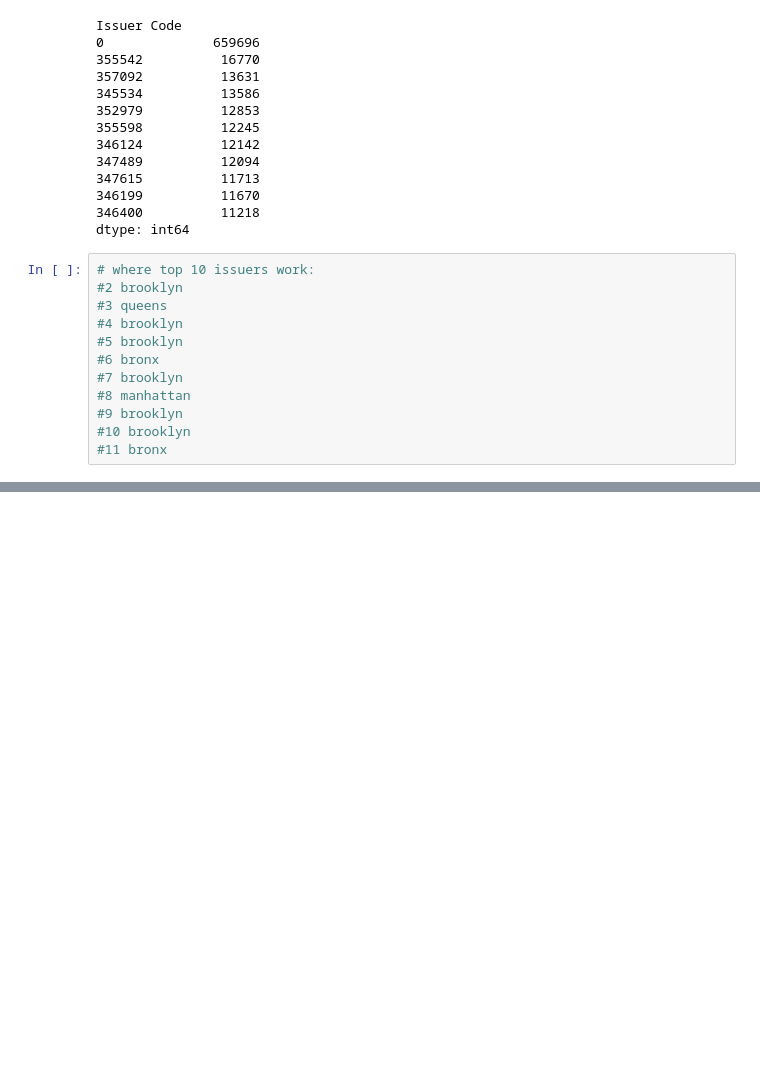
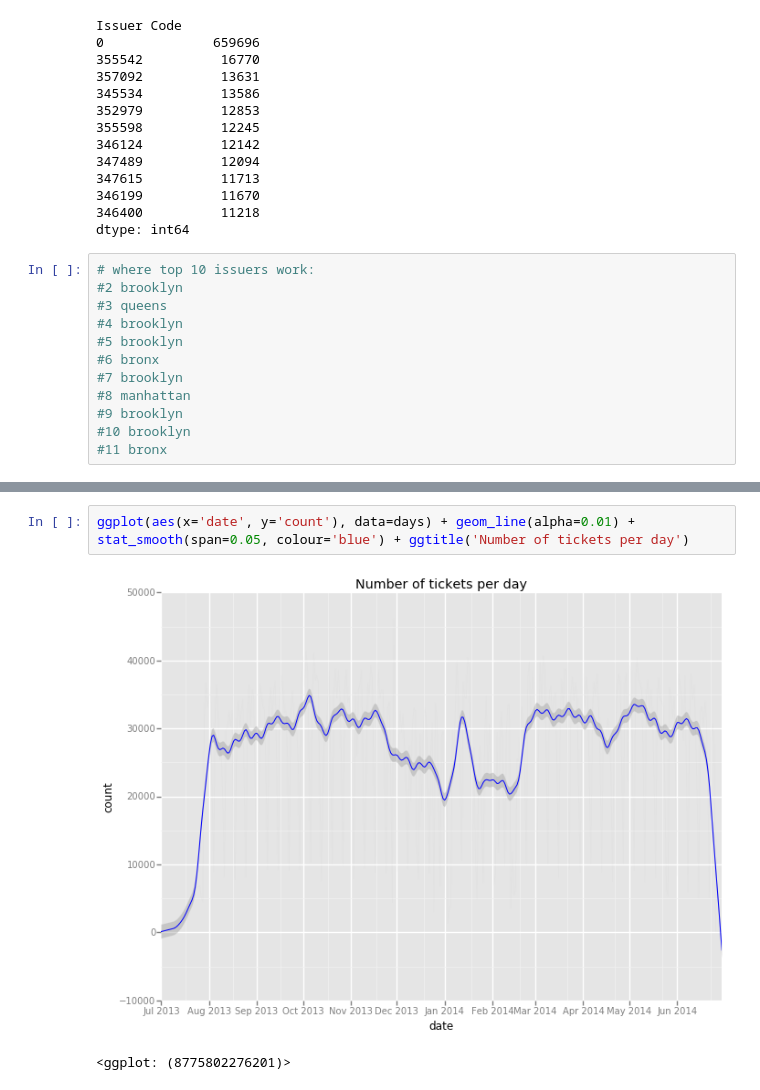
Before and after one commit to mmoyses/ds504_project3, a Jupyter notebook: exploring.ipynb, the cells around one changed output, grey strips where cells are left out. Saved outputs shown, nothing was run; the diff lists cells and outputs as text; blank space fills up the shorter version.

Commit message:
exploring tickets per day

```diff
--- a/exploring.ipynb
+++ b/exploring.ipynb
@@ -877,0 +895,5 @@ dtype: int64
+# %%
+ggplot(aes(x='date', y='count'), data=days) + geom_line(alpha=0.01) + stat_smooth(span=0.05, colour='blue') + ggtitle('Number of tickets per day')
+# %% [output]
+[figure, added]
+<ggplot: (8775802276201)>
```
Also changed, not shown: parts of 6 cells of this notebook, 2 other files.
